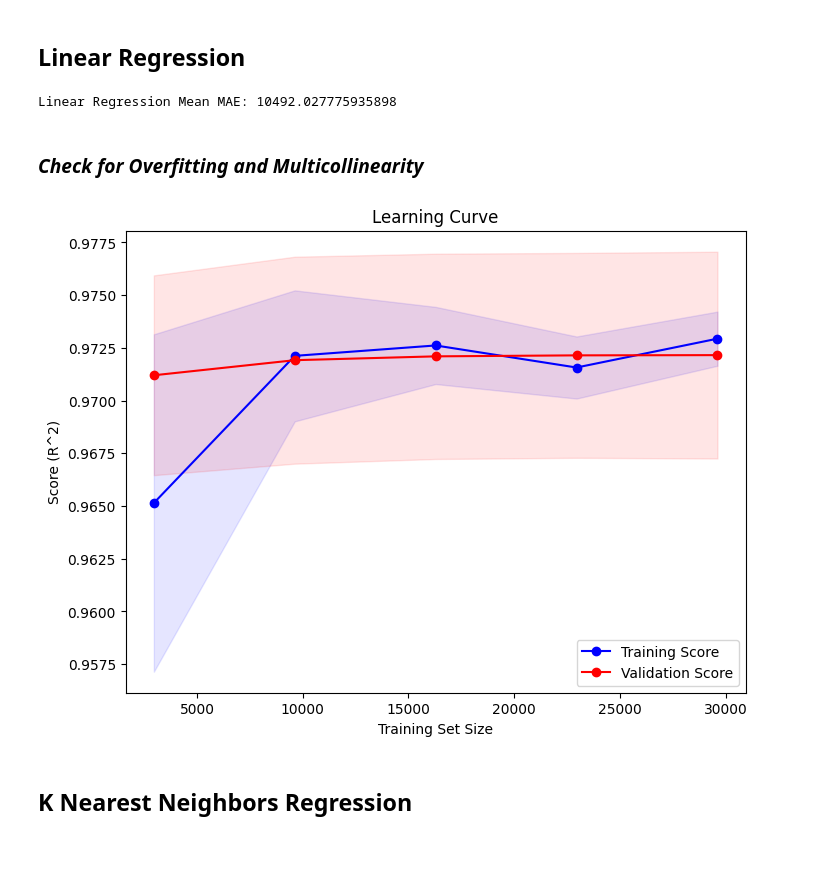
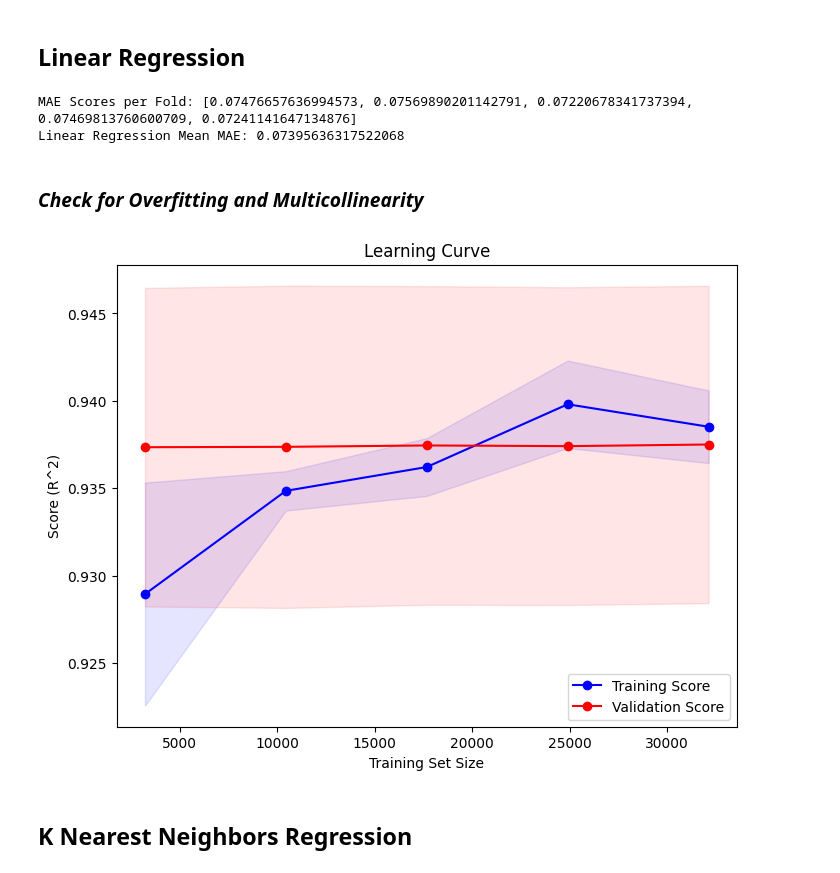
Before and after one commit to sophsar05/DSGNPAT, a Jupyter notebook: main.ipynb, the cells around one changed output. Saved outputs shown, nothing was run; the diff lists cells and outputs as text; code cells hidden in the pictures.

```diff
--- a/main.ipynb
+++ b/main.ipynb
@@ -818,0 +827,22 @@ fies_df[negatively_skewed_cols] = fies_df[negatively_skewed_cols] ** 2
+# %%
+num_features = len(fies_df.columns)
+num_cols = 6  # Number of columns for subplots
+num_rows = (num_features // num_cols) + (num_features % num_cols > 0)  # Calculate rows dynamically
+
+fig, axes = plt.subplots(nrows=num_rows, ncols=num_cols, figsize=(30, num_rows * 3))  # Adjust height
+fig.suptitle("Feature Distributions", fontsize=24)
+
+# Flatten axes to easily loop through (handles cases where num_features < num_rows*num_cols)
+axes = axes.flatten()
+
+for i, col in enumerate(fies_df.columns):
+    fies_df[col].hist(ax=axes[i], bins=30, edgecolor='black')
+    axes[i].set_title(col, fontsize=12)
+    axes[i].tick_params(axis='x', rotation=90)  # Rotate x-axis labels for readability
+
+# Hide any unused subplots (if features don't perfectly fit in grid)
+for j in range(i + 1, len(axes)):
+    fig.delaxes(axes[j])
+
+plt.tight_layout(rect=[0, 0, 1, 0.97])  # Adjust layout to fit suptitle
+plt.show()
@@ -862,6 +910,6 @@ Dropped Features (High Correlation): {'T_HOUSING_WATER', 'T_TOTEX', 'JOB', 'KB_G
 # %%
 model_for_rfe = LinearRegression()
-rfe = RFE(estimator=model_for_rfe, n_features_to_select=10)
+rfe = RFE(estimator=model_for_rfe, n_features_to_select=5)
 rfe.fit(X_filtered, y)
 
 X_final = X_filtered.loc[:, rfe.support_]
@@ -906,3 +947,5 @@ mae_scores = []
+# %%
+mae_scores_lr = []
 # %%
 for train_index, val_index in kf.split(X_final):
     X_train, X_val = X_final.iloc[train_index], X_final.iloc[val_index]
@@ -912,41 +955,44 @@ for train_index, val_index in kf.split(X_final):
     X_train_scaled = scaler.fit_transform(X_train)
     X_val_scaled = scaler.transform(X_val)
 
-    model = LinearRegression()
-    model.fit(X_train_scaled, y_train)
+    model_lr = LinearRegression()
+    model_lr.fit(X_train_scaled, y_train)
 
-    y_pred = model.predict(X_val_scaled)
-    mae_scores.append(mean_absolute_error(y_val, y_pred))
+    y_pred = model_lr.predict(X_val_scaled)
+    mae_lr = mean_absolute_error(y_val, y_pred)
+    mae_scores_lr.append(mae_lr)
 
-print("Linear Regression Mean MAE:", np.mean(mae_scores))
+print("MAE Scores per Fold:", mae_scores_lr)
+print("Linear Regression Mean MAE:", np.mean(mae_scores_lr))
 # %% [output]
-Linear Regression Mean MAE: 10492.027775935898
+MAE Scores per Fold: [0.07476657636994573, 0.07569890201142791, 0.07220678341737394, 0.07469813760600709, 0.07241141647134876]
+Linear Regression Mean MAE: 0.07395636317522068
 # %% [markdown]
 ### ***Check for Overfitting and Multicollinearity***
 # %%
 train_sizes, train_scores, val_scores = learning_curve(
-    model, X_final, y, cv=5, scoring="r2", n_jobs=-1
+    model_lr, X_final, y, cv=5, scoring="r2", n_jobs=-1
 )
 
 train_mean = np.mean(train_scores, axis=1)
 train_std = np.std(train_scores, axis=1)
 val_mean = np.mean(val_scores, axis=1)
 val_std = np.std(val_scores, axis=1)
 
 plt.figure(figsize=(8, 6))
 plt.plot(train_sizes, train_mean, 'o-', label="Training Score", color="blue")
 plt.fill_between(train_sizes, train_mean - train_std, train_mean + train_std, alpha=0.1, color="blue")
 
 plt.plot(train_sizes, val_mean, 'o-', label="Validation Score", color="red")
 plt.fill_between(train_sizes, val_mean - val_std, val_mean + val_std, alpha=0.1, color="red")
 
 plt.xlabel("Training Set Size")
 plt.ylabel("Score (R^2)")
 plt.title("Learning Curve")
 plt.legend()
 plt.show()
 # %% [output]
-[figure, old version]
+[figure, new version]
 # %% [markdown]
 ## **K Nearest Neighbors Regression**
 # %% [markdown]
```
Also changed, not shown: parts of 100 cells of this notebook.
